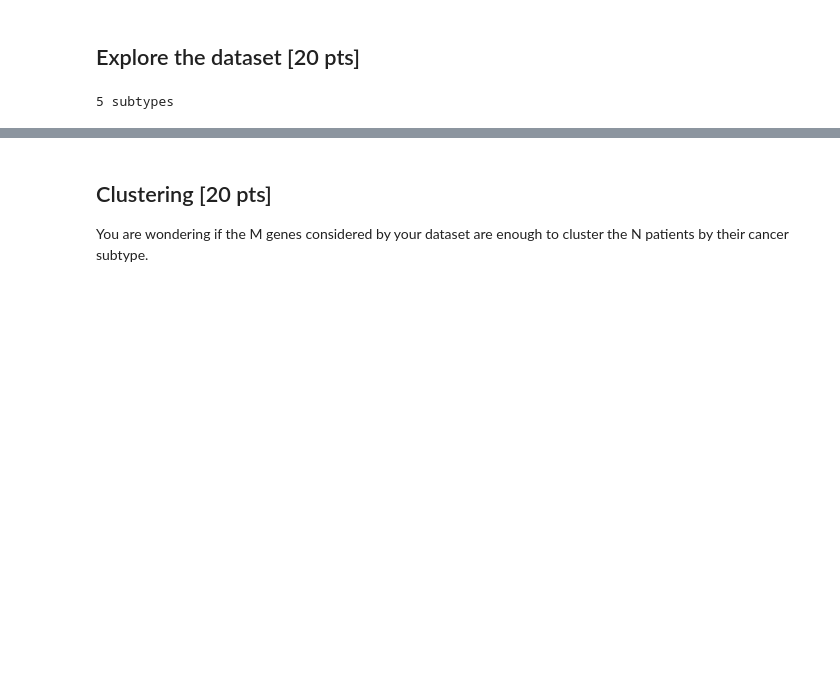
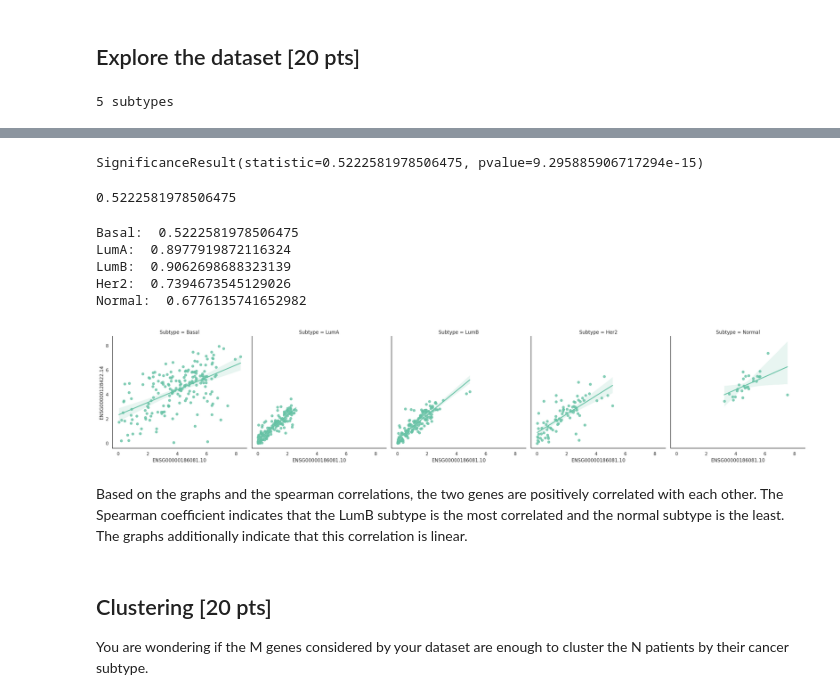
Before and after one commit to lussiert/BIM6065C, a Jupyter notebook: Lussier_exercices_student_3.ipynb, the cells around one changed output, grey strips where cells are left out. Drawn from its saved outputs; the diff is of its cells as text; code cells hidden in the pictures; blank space fills up the shorter version.

```diff
--- a/Lussier_exercices_student_3.ipynb
+++ b/Lussier_exercices_student_3.ipynb
@@ -99,3 +248,40 @@ Normal 0.5350817650187477
+# %%
+Basal = gene_exp.loc[gene_exp.loc[:, "Subtype"] == "Basal", :]
+LumA = gene_exp.loc[gene_exp.loc[:, "Subtype"] == "LumA", :]
+LumB = gene_exp.loc[gene_exp.loc[:, "Subtype"] == "LumB", :]
+Her2 = gene_exp.loc[gene_exp.loc[:, "Subtype"] == "Her2", :]
+Nor = gene_exp.loc[gene_exp.loc[:, "Subtype"] == "Normal", :]
+# %%
+Spe_B = sp.stats.spearmanr(Basal.loc[:, "ENSG00000186081.10"], Basal.loc[:, "ENSG00000128422.14"])
+Spe_LA = sp.stats.spearmanr(LumA.loc[:, "ENSG00000186081.10"], LumA.loc[:, "ENSG00000128422.14"])
+Spe_LB = sp.stats.spearmanr(LumB.loc[:, "ENSG00000186081.10"], LumB.loc[:, "ENSG00000128422.14"])
+Spe_H = sp.stats.spearmanr(Her2.loc[:, "ENSG00000186081.10"], Her2.loc[:, "ENSG00000128422.14"])
+Spe_N = sp.stats.spearmanr(Nor.loc[:, "ENSG00000186081.10"], Nor.loc[:, "ENSG00000128422.14"])
+# %%
+Spe_B
+# %% [output]
+SignificanceResult(statistic=0.5222581978506475, pvalue=9.295885906717294e-15)
+# %%
+Spe_B.statistic
+# %% [output]
+0.5222581978506475
+# %%
+sns.lmplot(data=gene_exp, x="ENSG00000186081.10", y="ENSG00000128422.14", col="Subtype")
+sns.despine()
+print("Basal: ", Spe_B.statistic)
+print("LumA: ", Spe_LA.statistic)
+print("LumB: ", Spe_LB.statistic)
+print("Her2: ", Spe_H.statistic)
+print("Normal: ", Spe_N.statistic)
+# %% [output]
+Basal:  0.5222581978506475
+LumA:  0.8977919872116324
+LumB:  0.9062698688323139
+Her2:  0.7394673545129026
+Normal:  0.6776135741652982
+[figure, added]
+# %% [markdown]
+Based on the graphs and the spearman correlations, the two genes are positively correlated with each other. The Spearman coefficient indicates that the LumB subtype is the most correlated and the normal subtype is the least. The graphs additionally indicate that this correlation is linear.
 # %% [markdown]
 ## Clustering [20 pts]
 You are wondering if the M genes considered by your dataset are enough to cluster the N patients by their cancer subtype.
```
Also changed, not shown: parts of 30 cells of this notebook.
